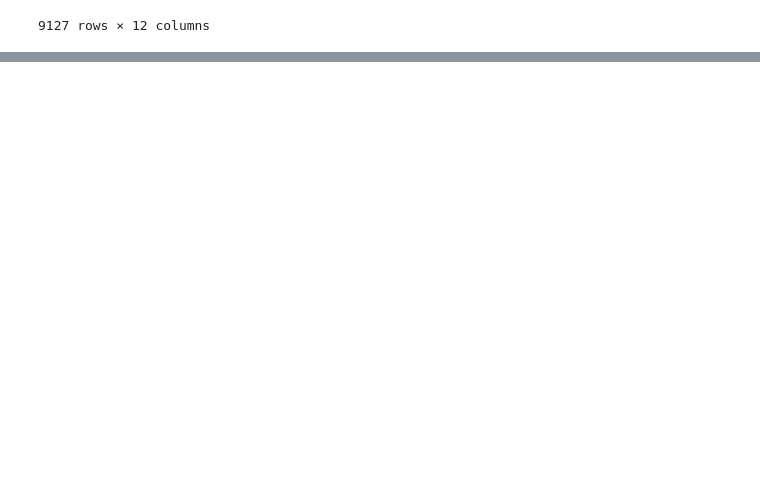
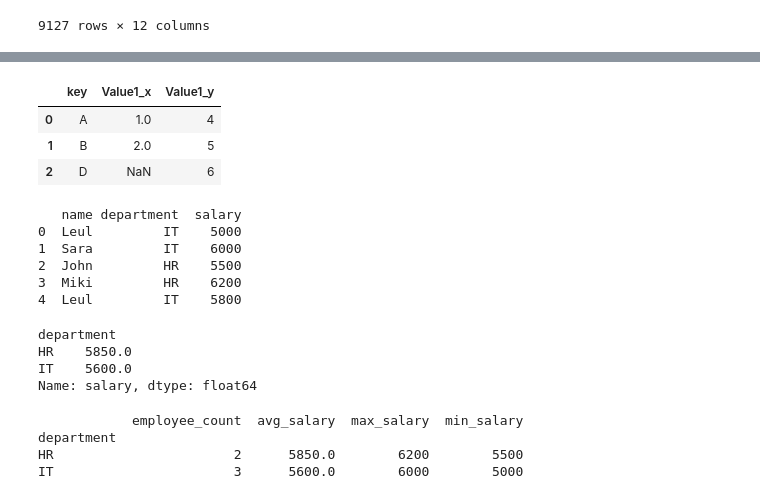
Before and after one commit to Leul4ever/python-projects, a Jupyter notebook: 10-Dataanalysis/10.3-datamanipulation.ipynb, the cells around one changed output, grey strips where cells are left out. Saved outputs shown, nothing was run; the diff lists cells and outputs as text; code cells hidden in the pictures; blank space fills up the shorter version.

```diff
--- a/10-Dataanalysis/10.3-datamanipulation.ipynb
+++ b/10-Dataanalysis/10.3-datamanipulation.ipynb
@@ -174,0 +333,47 @@ df
+# %%
+pd.merge(df1,df2,on="key",how="right")
+# %% [output]
+|  | key | Value1_x | Value1_y |
+| 0 | A | 1.0 | 4 |
+| 1 | B | 2.0 | 5 |
+| 2 | D | NaN | 6 |
+# %%
+import pandas as pd
+
+data = {
+    "name": ["Leul", "Sara", "John", "Miki", "Leul"],
+    "department": ["IT", "IT", "HR", "HR", "IT"],
+    "salary": [5000, 6000, 5500, 6200, 5800]
+}
+
+df = pd.DataFrame(data)
+print(df)
+# %% [output]
+   name department  salary
+0  Leul         IT    5000
+1  Sara         IT    6000
+2  John         HR    5500
+3  Miki         HR    6200
+4  Leul         IT    5800
+# %%
+avg_salary = df.groupby("department")["salary"].mean()
+print(avg_salary)
+# %% [output]
+department
+HR    5850.0
+IT    5600.0
+Name: salary, dtype: float64
+# %%
+result = df.groupby("department").agg(
+    employee_count=("salary", "count"),
+    avg_salary=("salary", "mean"),
+    max_salary=("salary", "max"),
+    min_salary=("salary", "min")
+)
+
+print(result)
+# %% [output]
+            employee_count  avg_salary  max_salary  min_salary
+department
+HR                       2      5850.0        6200        5500
+IT                       3      5600.0        6000        5000
```
Also changed, not shown: parts of 11 cells of this notebook.
